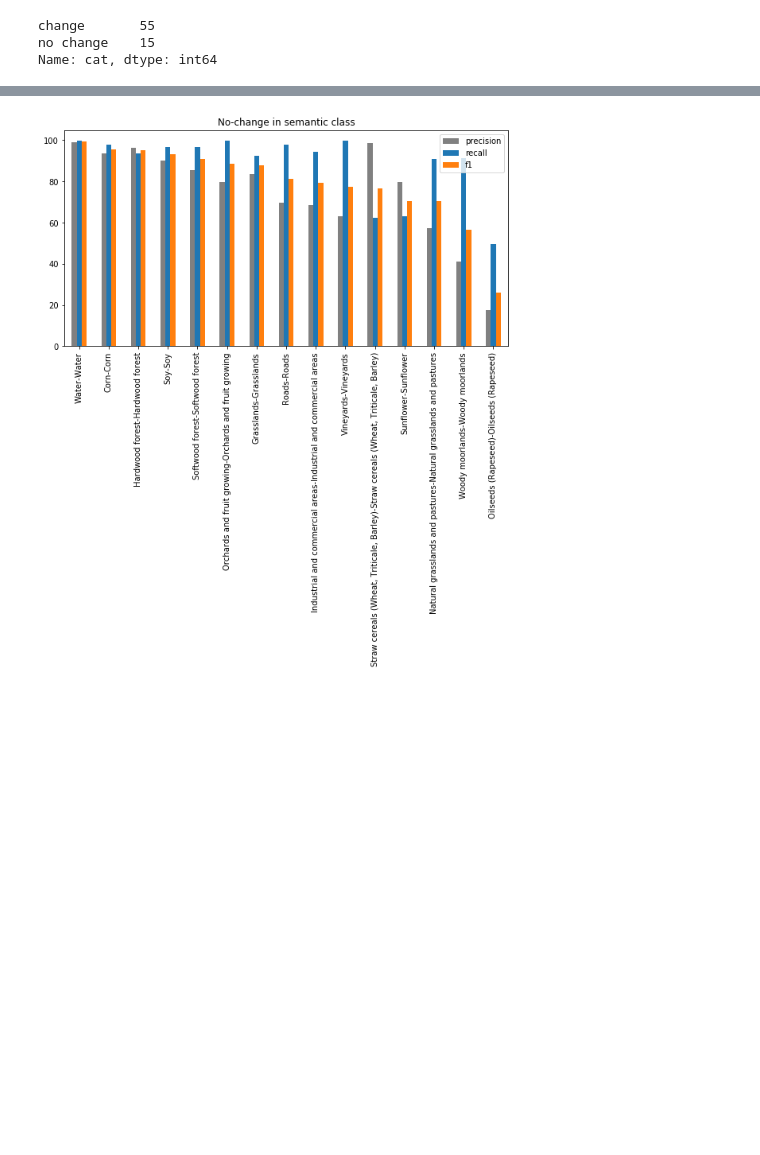
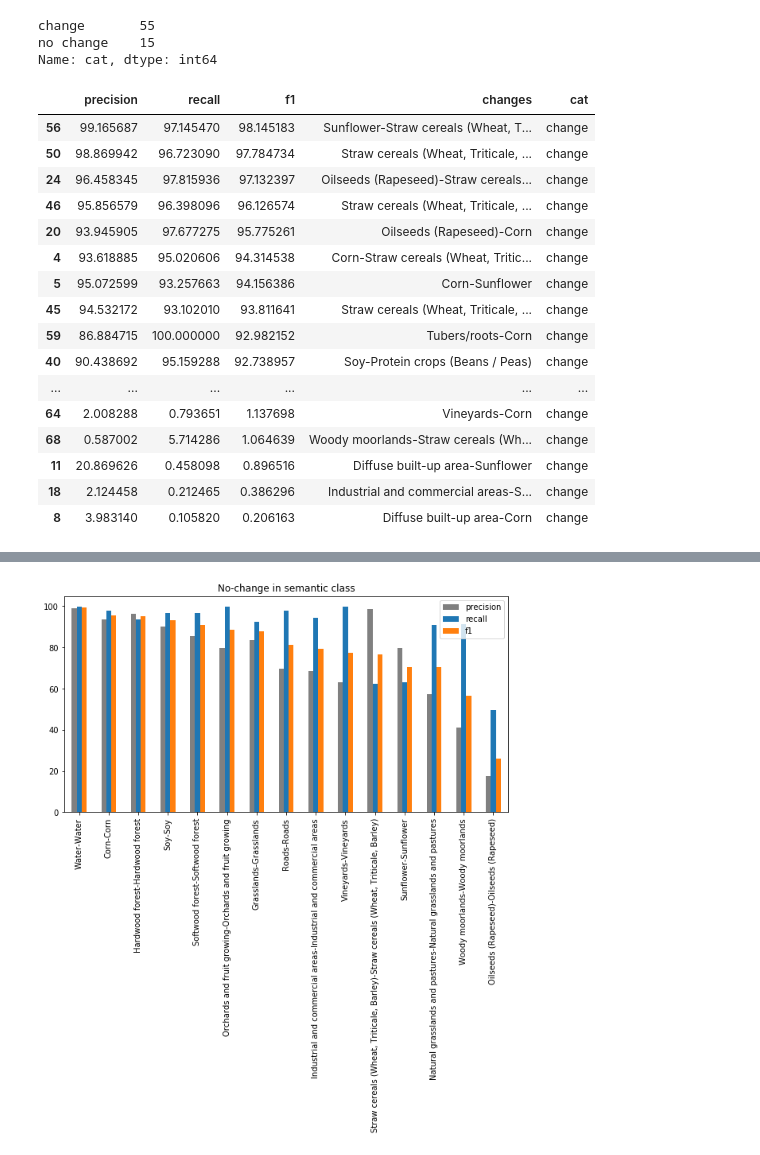
Before and after one commit to Arioluwa/DeepChange, a Jupyter notebook: change_detection/dev.ipynb, the cells around one changed output, grey strips where cells are left out. Saved outputs shown, nothing was run; the diff lists cells and outputs as text; code cells hidden in the pictures; blank space fills up the shorter version.

```diff
--- a/change_detection/dev.ipynb
+++ b/change_detection/dev.ipynb
@@ -250,7 +252,25 @@ Name: cat, dtype: int64
 # %%
 t_change = t[t['cat'] == 'change'].sort_values(by=['f1'], ascending=False)
 # %%
-# t_change
+t_change
+# %% [output]
+|  | precision | recall | f1 | changes | cat |
+| 56 | 99.165687 | 97.145470 | 98.145183 | Sunflower-Straw cereals (Wheat, T... | change |
+| 50 | 98.869942 | 96.723090 | 97.784734 | Straw cereals (Wheat, Triticale, ... | change |
+| 24 | 96.458345 | 97.815936 | 97.132397 | Oilseeds (Rapeseed)-Straw cereals... | change |
+| 46 | 95.856579 | 96.398096 | 96.126574 | Straw cereals (Wheat, Triticale, ... | change |
+| 20 | 93.945905 | 97.677275 | 95.775261 | Oilseeds (Rapeseed)-Corn | change |
+| 4 | 93.618885 | 95.020606 | 94.314538 | Corn-Straw cereals (Wheat, Tritic... | change |
+| 5 | 95.072599 | 93.257663 | 94.156386 | Corn-Sunflower | change |
+| 45 | 94.532172 | 93.102010 | 93.811641 | Straw cereals (Wheat, Triticale, ... | change |
+| 59 | 86.884715 | 100.000000 | 92.982152 | Tubers/roots-Corn | change |
+| 40 | 90.438692 | 95.159288 | 92.738957 | Soy-Protein crops (Beans / Peas) | change |
+| ... | ... | ... | ... | ... | ... |
+| 64 | 2.008288 | 0.793651 | 1.137698 | Vineyards-Corn | change |
+| 68 | 0.587002 | 5.714286 | 1.064639 | Woody moorlands-Straw cereals (Wh... | change |
+| 11 | 20.869626 | 0.458098 | 0.896516 | Diffuse built-up area-Sunflower | change |
+| 18 | 2.124458 | 0.212465 | 0.386296 | Industrial and commercial areas-S... | change |
+| 8 | 3.983140 | 0.105820 | 0.206163 | Diffuse built-up area-Corn | change |
 # %%
 t_nochange = t[t['cat'] == 'no change'].sort_values(by=['f1'], ascending=False)
 # %%
```
Also changed, not shown: parts of 7 cells of this notebook, 8 other files.
